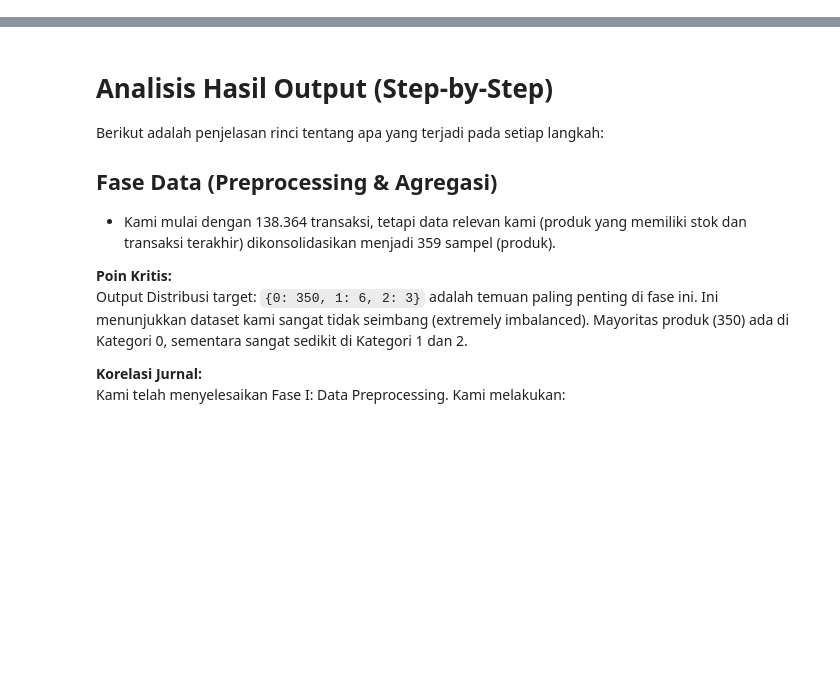
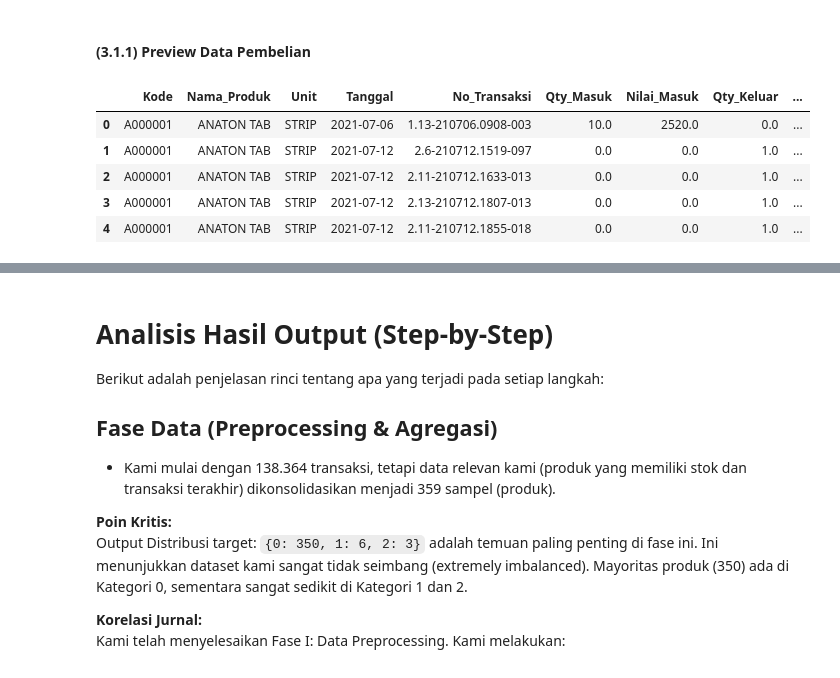
Before and after one commit to ChandraBudiWijaya/uts-penambangan-data-kelompok-16, a Jupyter notebook: feature-selection-random-forest.ipynb, the cells around one changed output, grey strips where cells are left out. Cells and saved outputs as stored; diff of their text form; code cells hidden in the pictures; blank space fills up the shorter version.

```diff
--- a/feature-selection-random-forest.ipynb
+++ b/feature-selection-random-forest.ipynb
@@ -0,0 +373,11 @@
+# %% [markdown]
+#### (3.1.1) Preview Data Pembelian
+# %%
+df.head()
+# %% [output]
+|  | Kode | Nama_Produk | Unit | Tanggal | No_Transaksi | Qty_Masuk | Nilai_Masuk | Qty_Keluar | ... |
+| 0 | A000001 | ANATON TAB | STRIP | 2021-07-06 | 1.13-210706.0908-003 | 10.0 | 2520.0 | 0.0 | ... |
+| 1 | A000001 | ANATON TAB | STRIP | 2021-07-12 | 2.6-210712.1519-097 | 0.0 | 0.0 | 1.0 | ... |
+| 2 | A000001 | ANATON TAB | STRIP | 2021-07-12 | 2.11-210712.1633-013 | 0.0 | 0.0 | 1.0 | ... |
+| 3 | A000001 | ANATON TAB | STRIP | 2021-07-12 | 2.13-210712.1807-013 | 0.0 | 0.0 | 1.0 | ... |
+| 4 | A000001 | ANATON TAB | STRIP | 2021-07-12 | 2.11-210712.1855-018 | 0.0 | 0.0 | 1.0 | ... |
```
Also changed, not shown: parts of 29 cells of this notebook.
